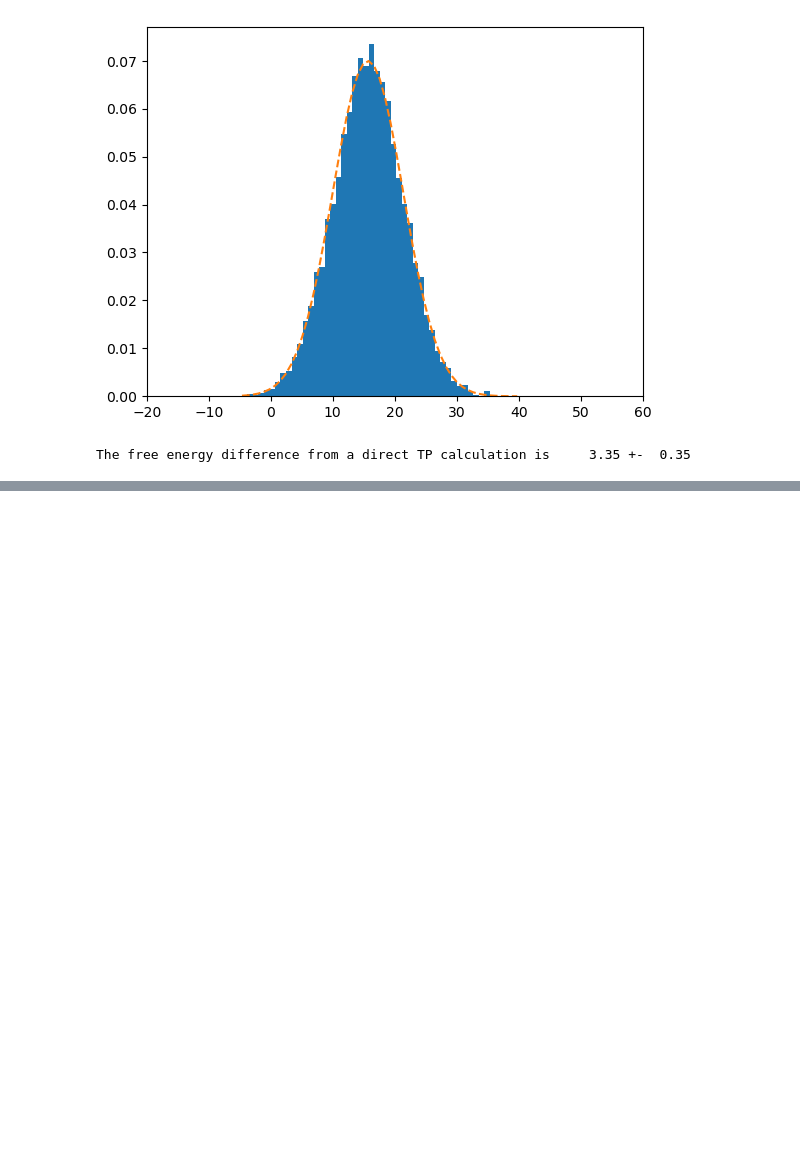
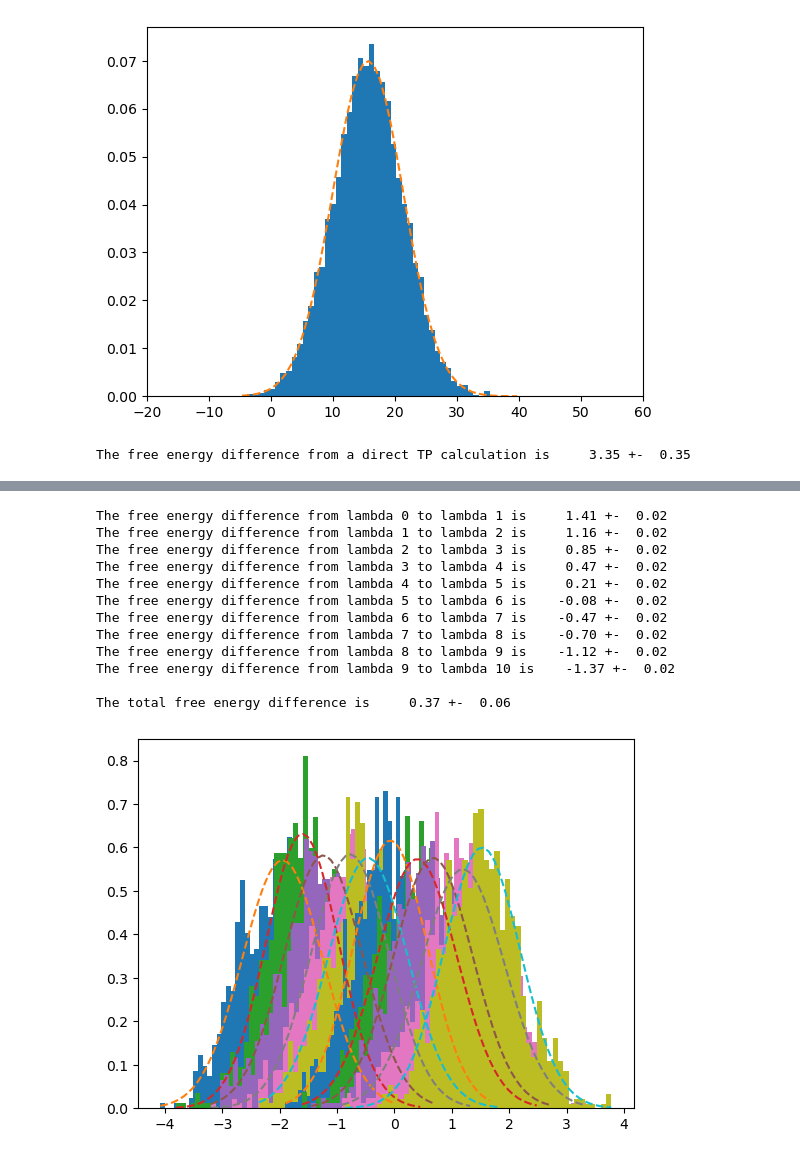
Before and after one commit to Fruitcoco/2023summer, a Jupyter notebook: model_implementation/Thermodynamic Perturbation.ipynb, the cells around one changed output, grey strips where cells are left out. Drawn from its saved outputs; the diff is of its cells as text; code cells hidden in the pictures; blank space fills up the shorter version.

```diff
--- a/model_implementation/Thermodynamic Perturbation.ipynb
+++ b/model_implementation/Thermodynamic Perturbation.ipynb
@@ -99,0 +161,40 @@ The free energy difference from a direct TP calculation is     3.35 +-  0.35
+# %%
+dx = 0.01
+dlambda = 0.1
+lambs = np.arange(0.0,1.,dlambda)
+lambs = np.append(lambs,[1.0])
+Ns = N//(len(lambs)-1)
+deltaA = np.zeros(len(lambs)-1)
+varA = np.zeros(len(lambs)-1)
+i = 0
+for i in range(len(lambs)-1):
+    x0 = -1.5 + 3.0*i*dlambda
+    x = np.empty(Ns)
+    x, count = MCpropagator2(x0,dx,Ns,dN,ulmbd,lambs[i])
+#    print('Number of samples generated:%8d for lambda= %5.2f' %(count,lambs[i]))
+    prob, bins, patches = plt.hist(x, bins=50, density=True)
+    mean = np.mean(x)
+    variance = np.var(x)
+    sigma = np.sqrt(variance)
+    npdf = scipy.stats.norm.pdf(bins,mean,sigma)
+    plt.plot(bins, npdf, '--')
+    deltaA[i], varA[i] = TP2(x,ulmbd,lambs[i],lambs[i+1])
+    print('The free energy difference from lambda %d to lambda %d is %8.2f +- %5.2f' % (i,i+1,deltaA[i], sqrt(varA[i])))
+
+print('')
+print('The total free energy difference is %8.2f +- %5.2f' %(np.sum(deltaA),sqrt(np.sum(varA))))
+plt.show()
+# %% [output]
+The free energy difference from lambda 0 to lambda 1 is     1.41 +-  0.02
+The free energy difference from lambda 1 to lambda 2 is     1.16 +-  0.02
+The free energy difference from lambda 2 to lambda 3 is     0.85 +-  0.02
+The free energy difference from lambda 3 to lambda 4 is     0.47 +-  0.02
+The free energy difference from lambda 4 to lambda 5 is     0.21 +-  0.02
+The free energy difference from lambda 5 to lambda 6 is    -0.08 +-  0.02
+The free energy difference from lambda 6 to lambda 7 is    -0.47 +-  0.02
+The free energy difference from lambda 7 to lambda 8 is    -0.70 +-  0.02
+The free energy difference from lambda 8 to lambda 9 is    -1.12 +-  0.02
+The free energy difference from lambda 9 to lambda 10 is    -1.37 +-  0.02
+
+The total free energy difference is     0.37 +-  0.06
+[figure, added]
```
Also changed, not shown: parts of 5 cells of this notebook, 5 other files.
